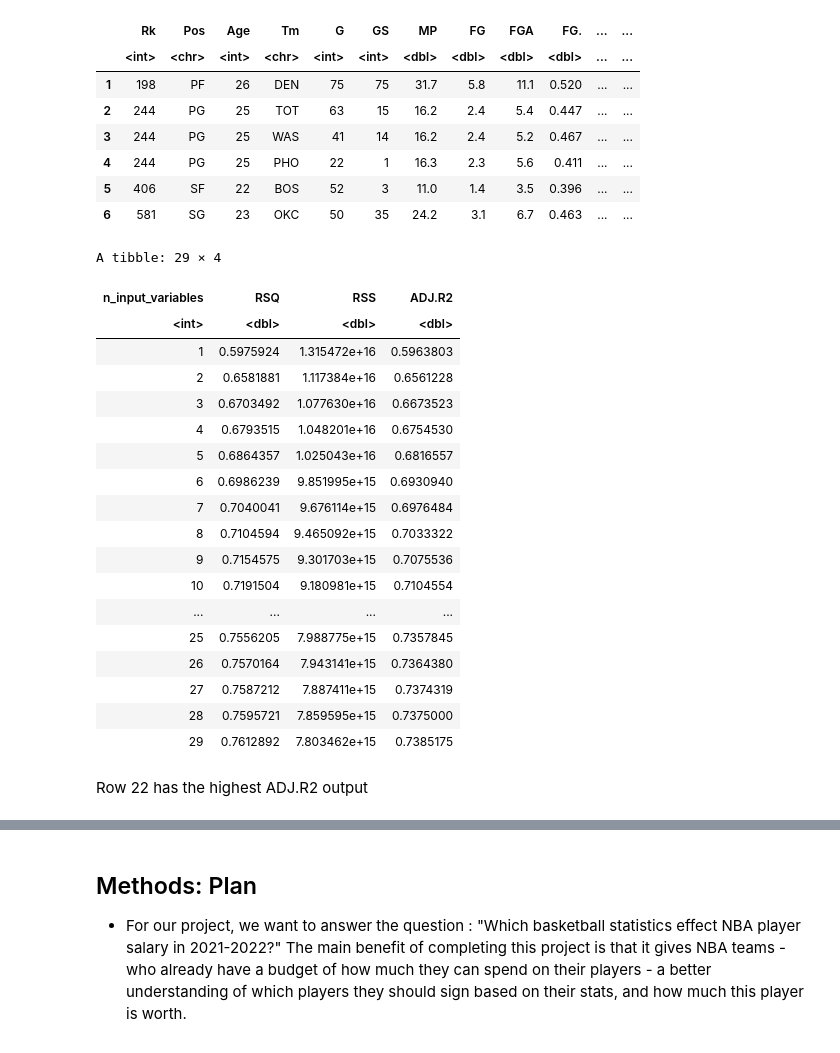
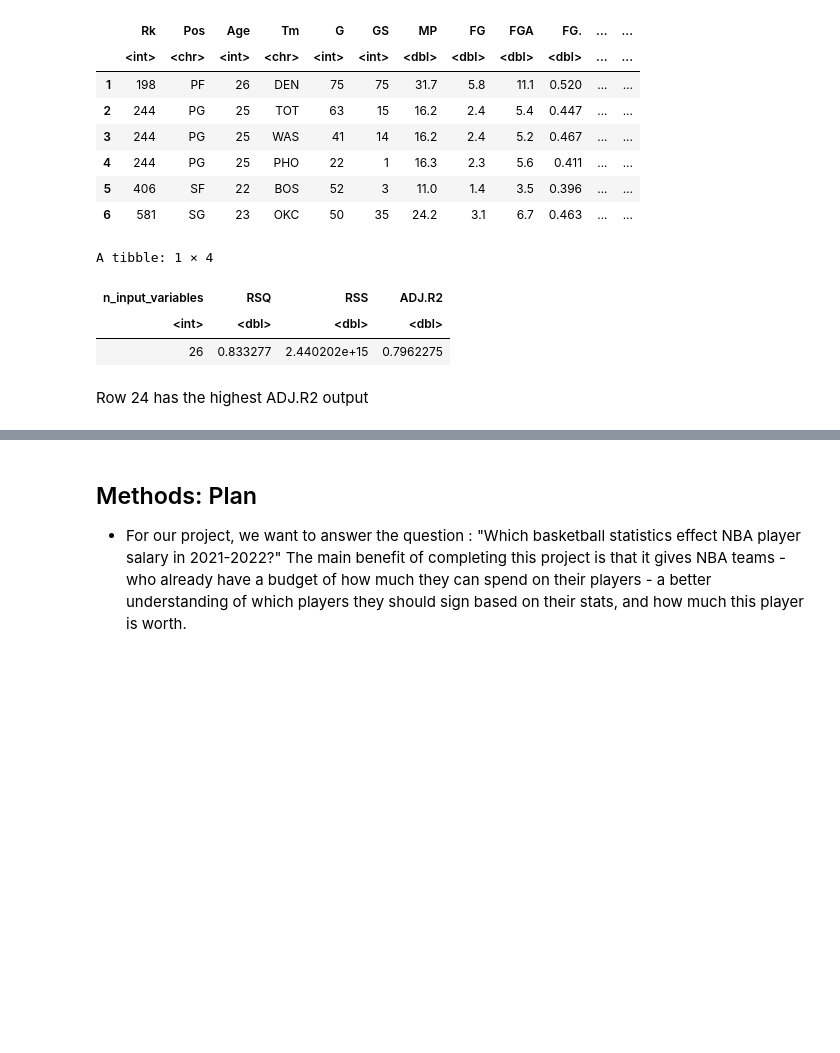
Before and after one commit to RaymondZhang20/STAT301, a Jupyter notebook: Proposal.ipynb, the cells around one changed output, grey strips where cells are left out. Cells and saved outputs as stored; diff of their text form; code cells hidden in the pictures; blank space fills up the shorter version.

Commit message:
finished backward/forward selection

```diff
--- a/Proposal.ipynb
+++ b/Proposal.ipynb
@@ -256,10 +260,12 @@ training_salary$ID <- NULL
 testing_salary$ID  <-  NULL
 clean_data$ID<- NULL
 # %%
+
+
 salary_forward_sel <- regsubsets(
   x= SALARY ~.,
   nvmax= 29,
-  data= training_salary,
+  data= testing_salary,
   method="forward",
 )
 
@@ -273,27 +279,15 @@ salary_forward_summary_df <- tibble(
    ADJ.R2 = salary_forward_summary$adjr2,
 )
 # %%
-salary_forward_summary_df
+max <-  salary_forward_summary_df|>
+    filter(salary_forward_summary_df['ADJ.R2'] == max(salary_forward_summary_df['ADJ.R2']))
+
+max
 # %% [output]
-A tibble: 29 × 4
+A tibble: 1 × 4
 | n_input_variables | RSQ | RSS | ADJ.R2 |
 | <int> | <dbl> | <dbl> | <dbl> |
-| 1 | 0.5975924 | 1.315472e+16 | 0.5963803 |
-| 2 | 0.6581881 | 1.117384e+16 | 0.6561228 |
-| 3 | 0.6703492 | 1.077630e+16 | 0.6673523 |
-| 4 | 0.6793515 | 1.048201e+16 | 0.6754530 |
-| 5 | 0.6864357 | 1.025043e+16 | 0.6816557 |
-| 6 | 0.6986239 | 9.851995e+15 | 0.6930940 |
-| 7 | 0.7040041 | 9.676114e+15 | 0.6976484 |
-| 8 | 0.7104594 | 9.465092e+15 | 0.7033322 |
-| 9 | 0.7154575 | 9.301703e+15 | 0.7075536 |
-| 10 | 0.7191504 | 9.180981e+15 | 0.7104554 |
-| ... | ... | ... | ... |
-| 25 | 0.7556205 | 7.988775e+15 | 0.7357845 |
-| 26 | 0.7570164 | 7.943141e+15 | 0.7364380 |
-| 27 | 0.7587212 | 7.887411e+15 | 0.7374319 |
-| 28 | 0.7595721 | 7.859595e+15 | 0.7375000 |
-| 29 | 0.7612892 | 7.803462e+15 | 0.7385175 |
+| 26 | 0.833277 | 2.440202e+15 | 0.7962275 |
 # %% [markdown]
-Row 22 has the highest ADJ.R2 output
+Row 24 has the highest ADJ.R2 output
 # %%
```
Also changed, not shown: parts of 18 cells of this notebook.
